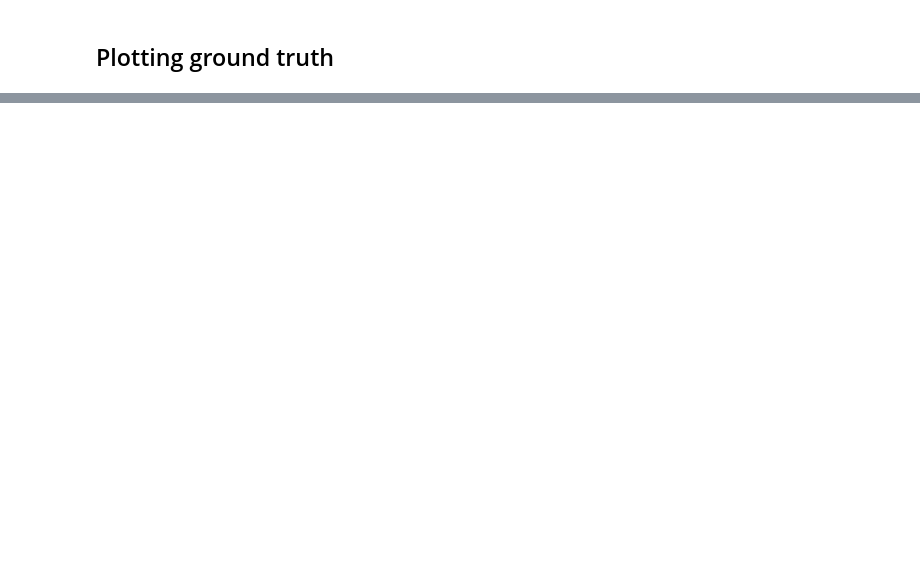
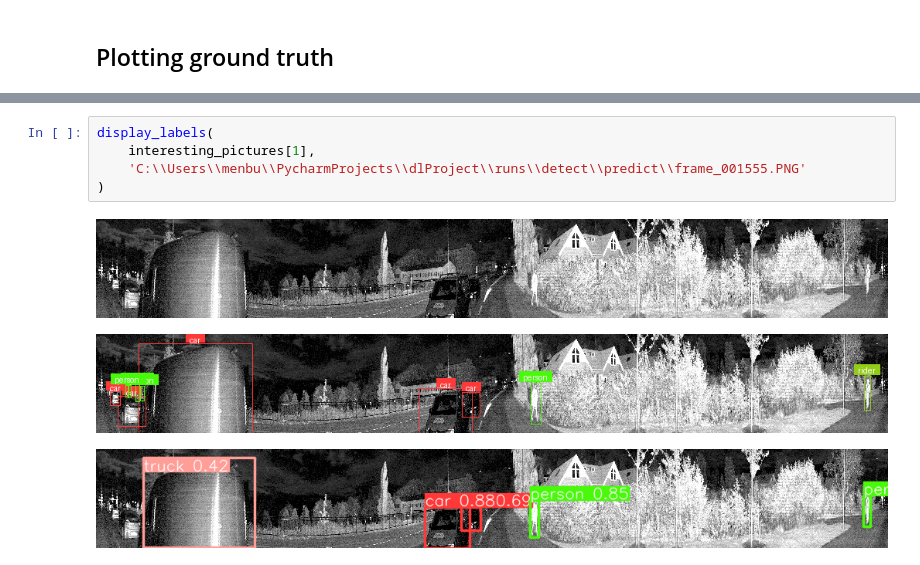
Before and after one commit to seb2o/deep-object-detection-Lidar, a Jupyter notebook: yolo/eda.ipynb, the cells around one changed output, grey strips where cells are left out. Drawn from its saved outputs; the diff is of its cells as text; blank space fills up the shorter version.

```diff
--- a/yolo/eda.ipynb
+++ b/yolo/eda.ipynb
@@ -123,0 +161,9 @@ The above image is clearly misslabeled : the 3 bicycles are not labelled
+# %%
+display_labels(
+    interesting_pictures[1],
+    'C:\\Users\\menbu\\PycharmProjects\\dlProject\\runs\\detect\\predict\\frame_001555.PNG'
+)
+# %% [output]
+[figure, added]
+[figure, added]
+[figure, added]
```
Also changed, not shown: parts of 12 cells of this notebook.
